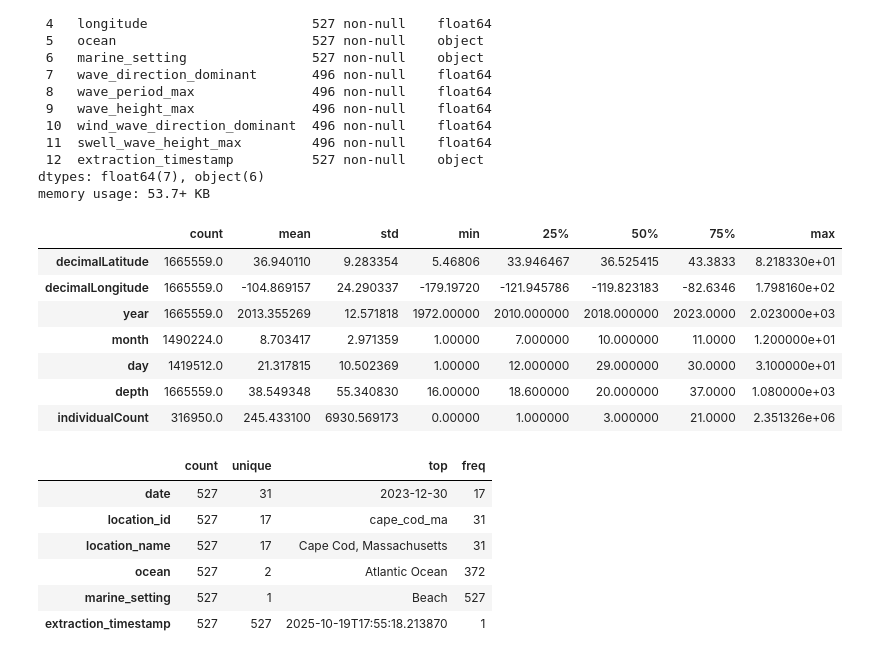
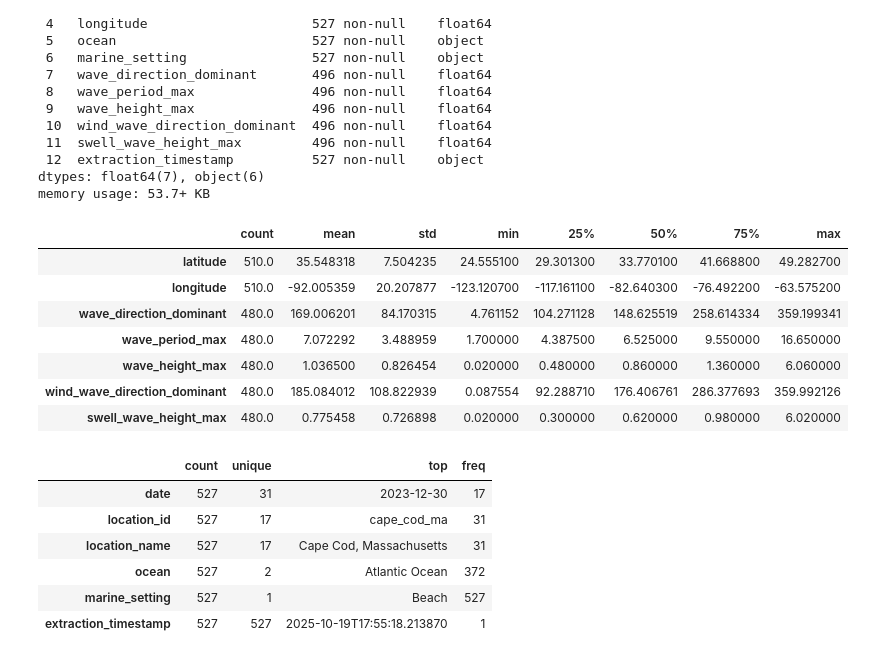
Before and after one commit to HEstefaniaR/ods14-Marine-ETL-2, a Jupyter notebook: EDA.ipynb, the cells around one changed output. Drawn from its saved outputs; the diff is of its cells as text; code cells hidden in the pictures.

```diff
--- a/EDA.ipynb
+++ b/EDA.ipynb
@@ -573,16 +620,16 @@ Data columns (total 13 columns):
 dtypes: float64(7), object(6)
 memory usage: 53.7+ KB
 # %%
-df_marine_species.describe().T
+df_climate.describe().T
 # %% [output]
 |  | count | mean | std | min | 25% | 50% | 75% | max |
-| decimalLatitude | 1665559.0 | 36.940110 | 9.283354 | 5.46806 | 33.946467 | 36.525415 | 43.3833 | 8.218330e+01 |
-| decimalLongitude | 1665559.0 | -104.869157 | 24.290337 | -179.19720 | -121.945786 | -119.823183 | -82.6346 | 1.798160e+02 |
-| year | 1665559.0 | 2013.355269 | 12.571818 | 1972.00000 | 2010.000000 | 2018.000000 | 2023.0000 | 2.023000e+03 |
-| month | 1490224.0 | 8.703417 | 2.971359 | 1.00000 | 7.000000 | 10.000000 | 11.0000 | 1.200000e+01 |
-| day | 1419512.0 | 21.317815 | 10.502369 | 1.00000 | 12.000000 | 29.000000 | 30.0000 | 3.100000e+01 |
-| depth | 1665559.0 | 38.549348 | 55.340830 | 16.00000 | 18.600000 | 20.000000 | 37.0000 | 1.080000e+03 |
-| individualCount | 316950.0 | 245.433100 | 6930.569173 | 0.00000 | 1.000000 | 3.000000 | 21.0000 | 2.351326e+06 |
+| latitude | 510.0 | 35.548318 | 7.504235 | 24.555100 | 29.301300 | 33.770100 | 41.668800 | 49.282700 |
+| longitude | 510.0 | -92.005359 | 20.207877 | -123.120700 | -117.161100 | -82.640300 | -76.492200 | -63.575200 |
+| wave_direction_dominant | 480.0 | 169.006201 | 84.170315 | 4.761152 | 104.271128 | 148.625519 | 258.614334 | 359.199341 |
+| wave_period_max | 480.0 | 7.072292 | 3.488959 | 1.700000 | 4.387500 | 6.525000 | 9.550000 | 16.650000 |
+| wave_height_max | 480.0 | 1.036500 | 0.826454 | 0.020000 | 0.480000 | 0.860000 | 1.360000 | 6.060000 |
+| wind_wave_direction_dominant | 480.0 | 185.084012 | 108.822939 | 0.087554 | 92.288710 | 176.406761 | 286.377693 | 359.992126 |
+| swell_wave_height_max | 480.0 | 0.775458 | 0.726898 | 0.020000 | 0.300000 | 0.620000 | 0.980000 | 6.020000 |
 # %%
 df_climate.describe(include=['object']).T
 # %% [output]
```
Also changed, not shown: parts of 3 cells of this notebook, 6 other files.
